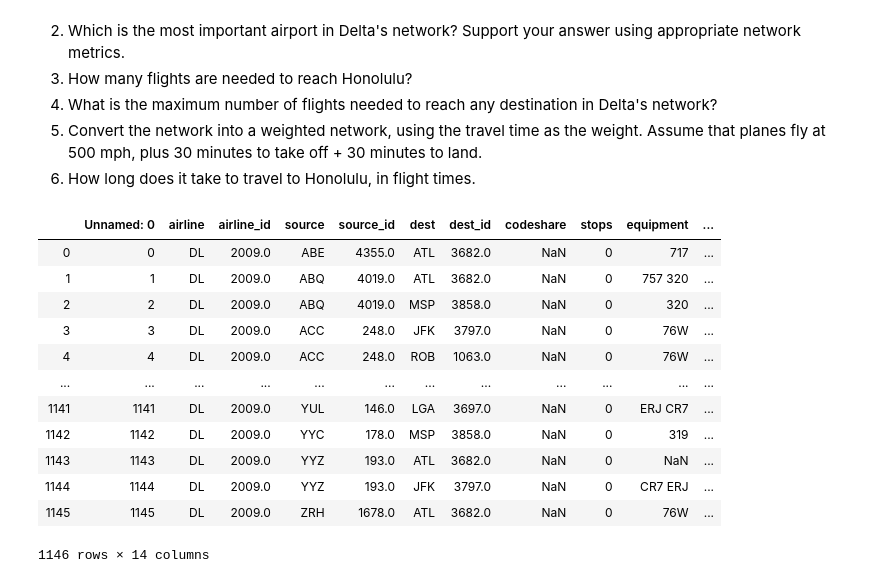
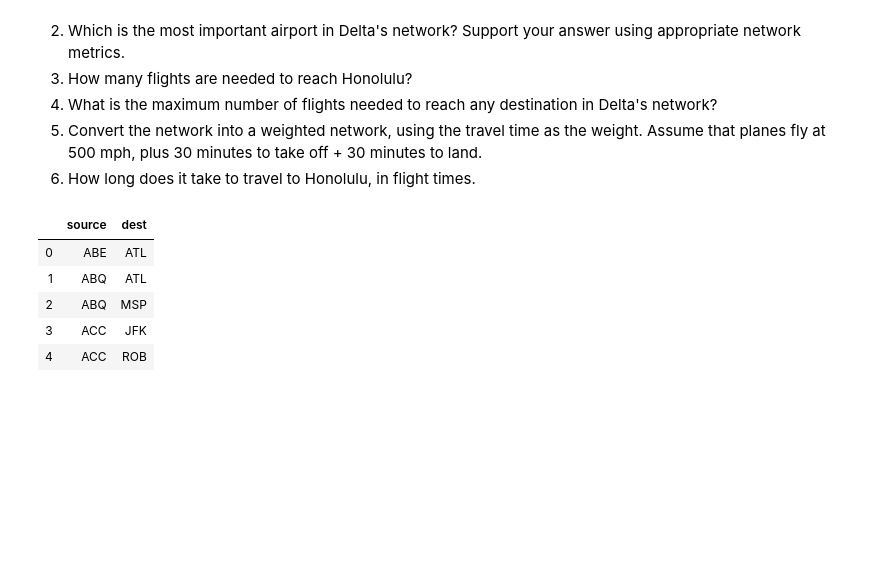
Before and after one commit to mnbo229/ce599, a Jupyter notebook: 09-Networks/Networks.ipynb, the cells around one changed output. Saved outputs shown, nothing was run; the diff lists cells and outputs as text; code cells hidden in the pictures; blank space fills up the shorter version.

```diff
--- a/09-Networks/Networks.ipynb
+++ b/09-Networks/Networks.ipynb
@@ -395,22 +393,22 @@ m.save("delta.html")
 # %%
 # imports
 import pandas as pd
 import networkx as nx
 import matplotlib.pyplot as plt
 
+%matplotlib inline
+
+#Nodes are sources and destinations
+#Links are the routes
+
+# read the data
 routes = pd.read_csv('data/delta_routes.csv')
-routes
+data=routes[['source','dest']]
+data.head()
 # %% [output]
-|  | Unnamed: 0 | airline | airline_id | source | source_id | dest | dest_id | codeshare | stops | equipment | ... |
-| 0 | 0 | DL | 2009.0 | ABE | 4355.0 | ATL | 3682.0 | NaN | 0 | 717 | ... |
-| 1 | 1 | DL | 2009.0 | ABQ | 4019.0 | ATL | 3682.0 | NaN | 0 | 757 320 | ... |
-| 2 | 2 | DL | 2009.0 | ABQ | 4019.0 | MSP | 3858.0 | NaN | 0 | 320 | ... |
-| 3 | 3 | DL | 2009.0 | ACC | 248.0 | JFK | 3797.0 | NaN | 0 | 76W | ... |
-| 4 | 4 | DL | 2009.0 | ACC | 248.0 | ROB | 1063.0 | NaN | 0 | 76W | ... |
-| ... | ... | ... | ... | ... | ... | ... | ... | ... | ... | ... | ... |
-| 1141 | 1141 | DL | 2009.0 | YUL | 146.0 | LGA | 3697.0 | NaN | 0 | ERJ CR7 | ... |
-| 1142 | 1142 | DL | 2009.0 | YYC | 178.0 | MSP | 3858.0 | NaN | 0 | 319 | ... |
-| 1143 | 1143 | DL | 2009.0 | YYZ | 193.0 | ATL | 3682.0 | NaN | 0 | NaN | ... |
-| 1144 | 1144 | DL | 2009.0 | YYZ | 193.0 | JFK | 3797.0 | NaN | 0 | CR7 ERJ | ... |
-| 1145 | 1145 | DL | 2009.0 | ZRH | 1678.0 | ATL | 3682.0 | NaN | 0 | 76W | ... |
+|  | source | dest |
+| 0 | ABE | ATL |
+| 1 | ABQ | ATL |
+| 2 | ABQ | MSP |
+| 3 | ACC | JFK |
+| 4 | ACC | ROB |
-1146 rows × 14 columns
```
Also changed, not shown: parts of 6 cells of this notebook, 9 other files.
